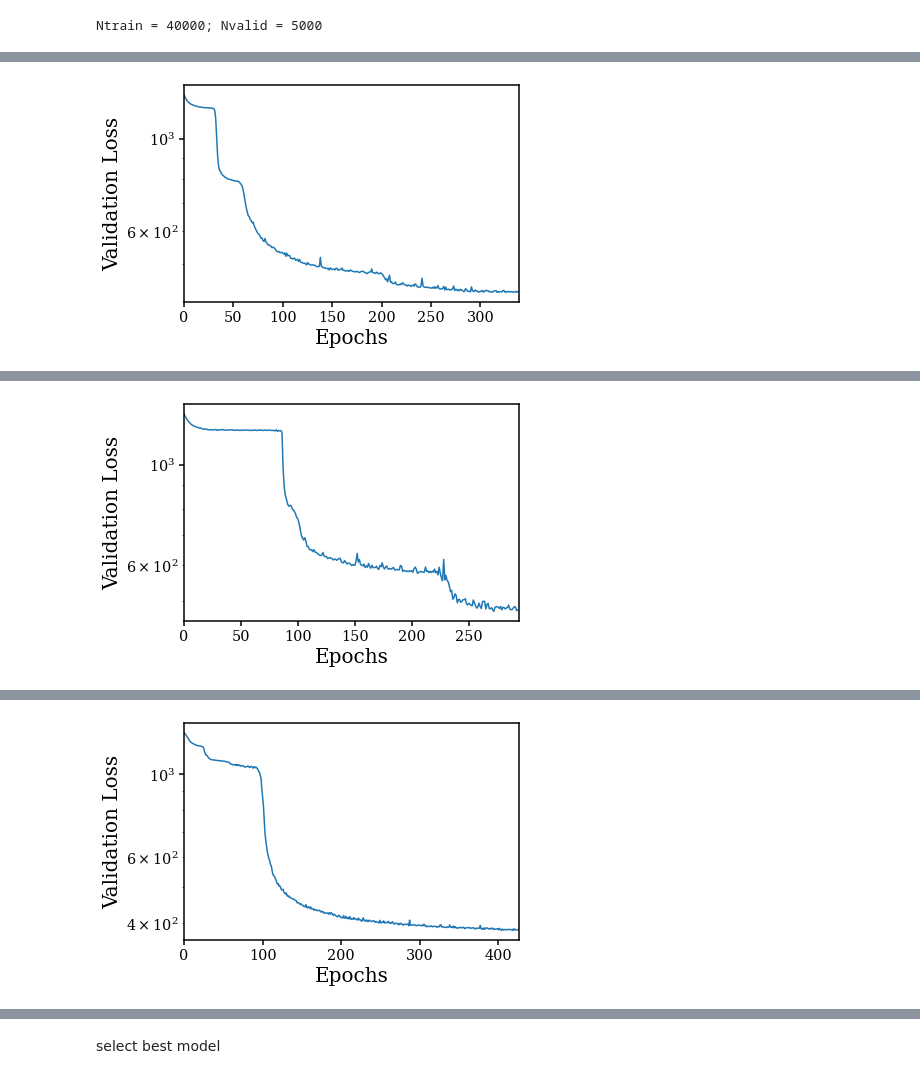
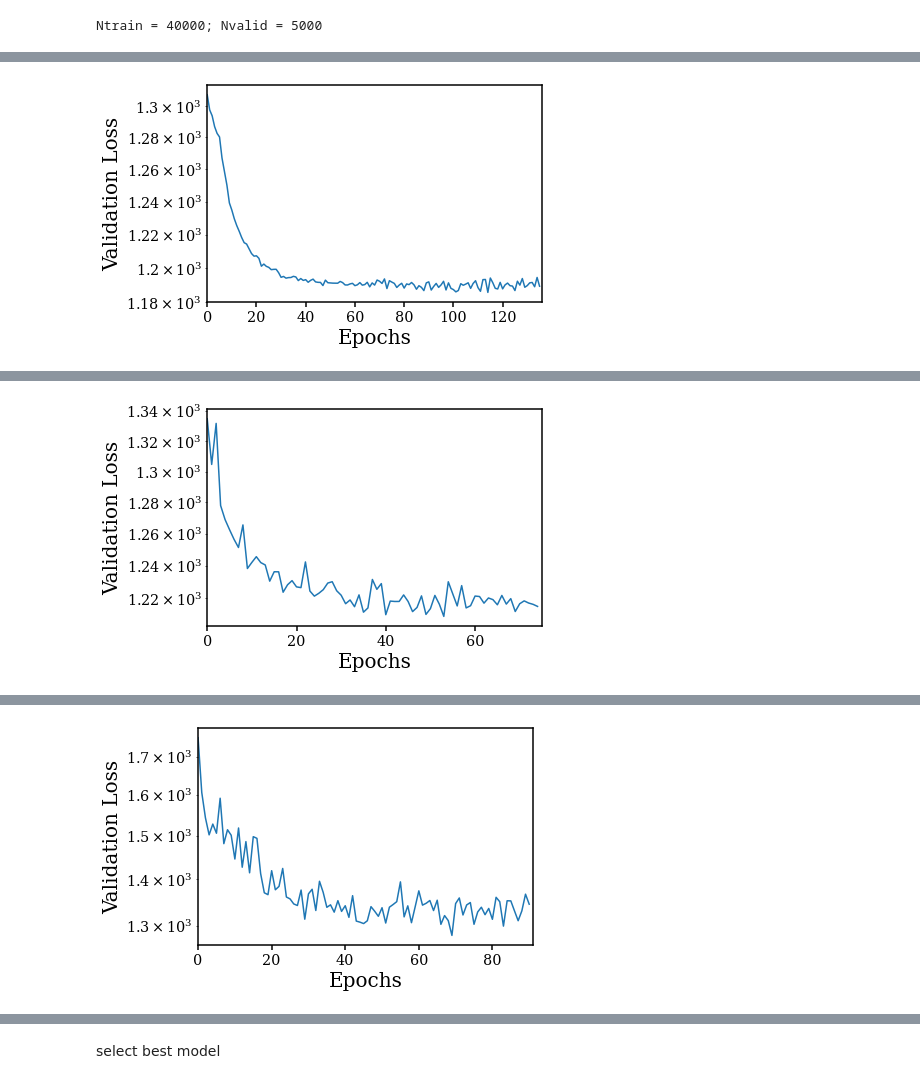
Before and after one commit to changhoonhahn/SEDflow, a Jupyter notebook: docs/nb/spectra/sdss_ivar_encoder.ipynb, the cells around one changed output, grey strips where cells are left out. Drawn from its saved outputs; the diff is of its cells as text; code cells hidden in the pictures.

```diff
--- a/docs/nb/spectra/sdss_ivar_encoder.ipynb
+++ b/docs/nb/spectra/sdss_ivar_encoder.ipynb
@@ -242,7 +241,7 @@ n_epoch = 1000
 nlatent = 5
 dropout = 0
 
-for i in range(5):
+for i in range(5,10):
     lambd = np.exp(np.random.uniform(0, np.log(1e5)))
 
     nhidden0 = int(np.ceil(np.exp(np.random.uniform(np.log(200), np.log(2*nwave)))))
@@ -362 +351 @@ Nwave=485 after conv.
-[figure, old version]
+[figure, new version]
@@ -381 +359 @@ Nwave=485 after conv.
-[figure, old version]
+[figure, new version]
@@ -399 +368 @@ Nwave=485 after conv.
-[figure, old version]
+[figure, new version]
```
Also changed, not shown: parts of 6 cells of this notebook.
